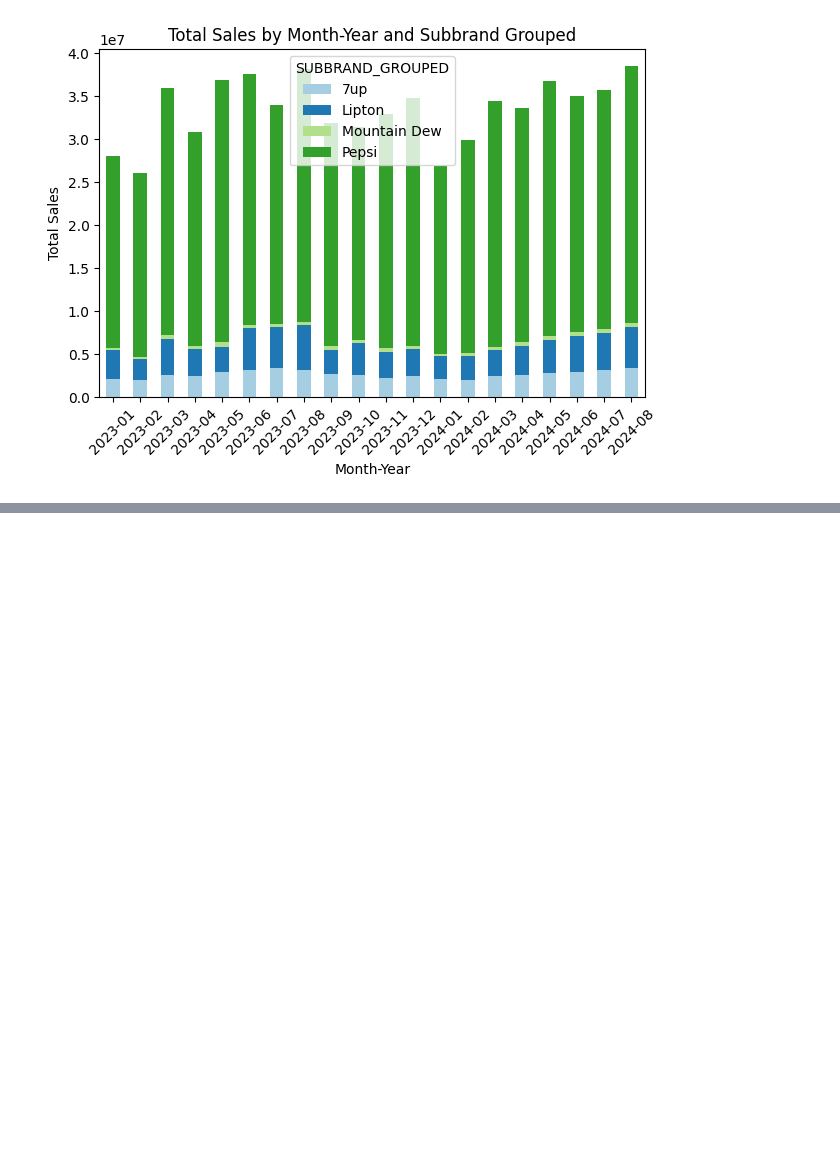
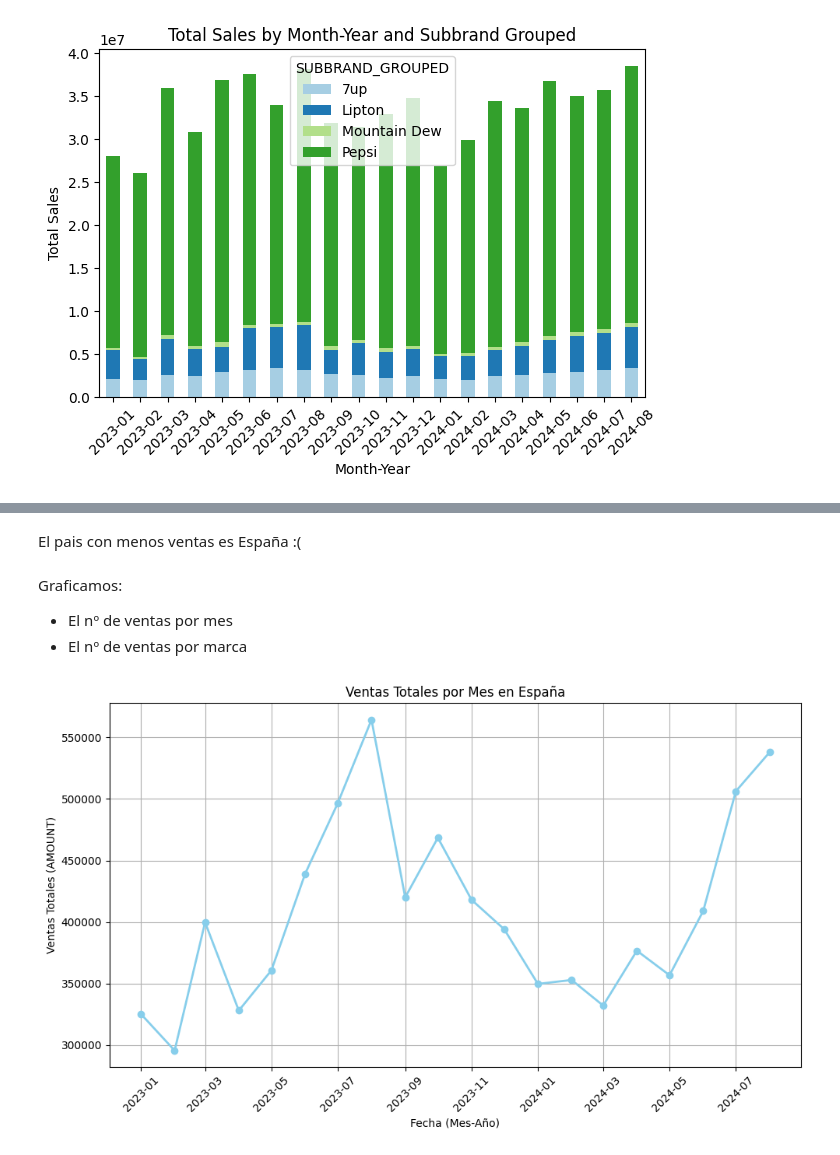
Before and after one commit to anruki/UFV_Visualizacion, a Jupyter notebook: EjerciciosClase/Ventas.ipynb, the cells around one changed output, grey strips where cells are left out. Cells and saved outputs as stored; diff of their text form; code cells hidden in the pictures; blank space fills up the shorter version.

```diff
--- a/EjerciciosClase/Ventas.ipynb
+++ b/EjerciciosClase/Ventas.ipynb
@@ -868,0 +930,32 @@ plt.show()
+# %% [markdown]
+El pais con menos ventas es España :(
+# %%
+actuals_spain = actuals[actuals['COUNTRY'] == 'Spain']
+# %% [markdown]
+Graficamos:
+
+* El nº de ventas por mes
+* El nº de ventas por marca
+# %%
+import matplotlib.pyplot as plt
+import pandas as pd
+
+# Agrupamos por YearMonth y sumamos las ventas (AMOUNT)
+monthly_sales = actuals_spain.groupby('DATE')['AMOUNT'].sum()
+
+# Configuramos la gráfica
+plt.figure(figsize=(10, 6))
+plt.plot(monthly_sales.index, monthly_sales.values, marker='o', color='skyblue', linestyle='-', linewidth=2)
+
+# Añadimos etiquetas y título
+plt.xlabel('Fecha (Mes-Año)')
+plt.ylabel('Ventas Totales (AMOUNT)')
+plt.title('Ventas Totales por Mes en España')
+plt.xticks(rotation=45)
+plt.grid(True)
+
+# Mostramos la gráfica
+plt.tight_layout()
+plt.show()
+# %% [output]
+[figure, added]
```
Also changed, not shown: parts of 12 cells of this notebook.
